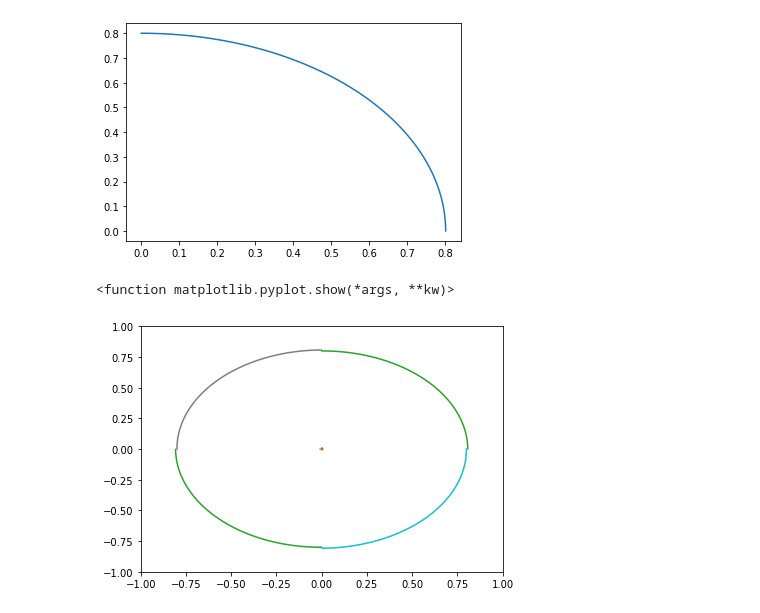
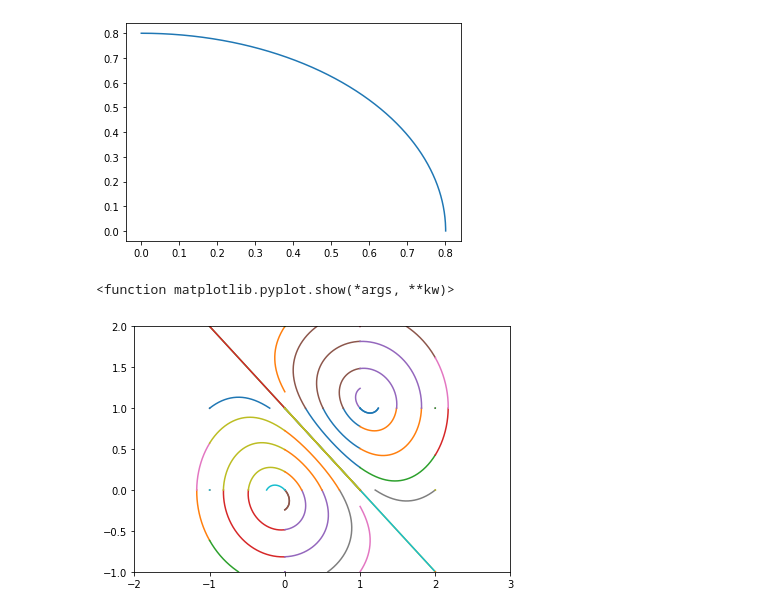
Before and after one commit to 19foliard/projetinfo, a Jupyter notebook: rendu_projo.ipynb, the cells around one changed output. Saved outputs shown, nothing was run; the diff lists cells and outputs as text; code cells hidden in the pictures.

```diff
--- a/rendu_projo.ipynb
+++ b/rendu_projo.ipynb
@@ -62,7 +62,7 @@ def Jacob(F, x, y) :
     j = autograd.jacobian
     return np.c_[j(F, 0)(x, y), j(F, 1)(x, y)]
 # %%
-def simple_contour(f, c=0.0, delta=0.01, eps = 2**(-26)) :
+def simple_contour(f, c=0.0, delta=0.001, eps = 2**(-26)) :
 
     def g(y) :
         return f(0, y)
@@ -178,7 +178,7 @@ def rotate_function(f, n=1):
 # simple_contour = smart_simple_contour
 
 
-def contour(f, c, xs=[-1.0,0.0, 1.0], ys=[-1.0,0.0, 1.0], delta=0.01):
+def contour(f, c, xs=[-2.0,-1.0,0.0, 1.0, 2.0, 3.0], ys=[-1.0,0.0, 1.0, 2.0], delta=0.001):
     curves = []
     nx, ny = len(xs), len(ys)
     for i in range(nx - 1):
@@ -200,35 +200,37 @@ def contour(f, c, xs=[-1.0,0.0, 1.0], ys=[-1.0,0.0, 1.0], delta=0.01):
                         if xf == 0.0:
                             exit = LEFT
                         elif xf == 1.0:
                             exit = RIGHT
                         elif yf == 0.0:
                             exit = DOWN
                         elif yf == 1.0:
                             exit = UP
                     if exit is not None:  # a fully successful contour fragment
                         exit = rotate_direction(exit, n)
                         done.add(exit)
 
                     x_curve, y_curve = [], []
                     for x_r, y_r in zip(x_curve_r, y_curve_r):
                         x, y = rotate(x_r, y_r, n=-n)
                         x_curve.append(x)
                         y_curve.append(y)
                     x_curve = np.array(x_curve)
                     y_curve = np.array(y_curve)
                     curves.append(
                         (xmin + (xmax - xmin) * x_curve, ymin + (ymax - ymin) * y_curve)
                     )
     return curves
 
-level_curves=contour(test_simple, 0.64)
+for k in np.linspace(-1.5,1.5,7):
 
-for x, y in level_curves:
-    plt.plot(x, y)
+    level_curves=contour(f, k)
 
-plt.axis([-1,1,-1,1])
+    for x, y in level_curves:
+        plt.plot(x, y)
+
+plt.axis([-2,3,-1,2])
 plt.tight_layout()
 plt.show
 # %% [output]
 <function matplotlib.pyplot.show(*args, **kw)>
-[figure, old version]
+[figure, new version]
```
